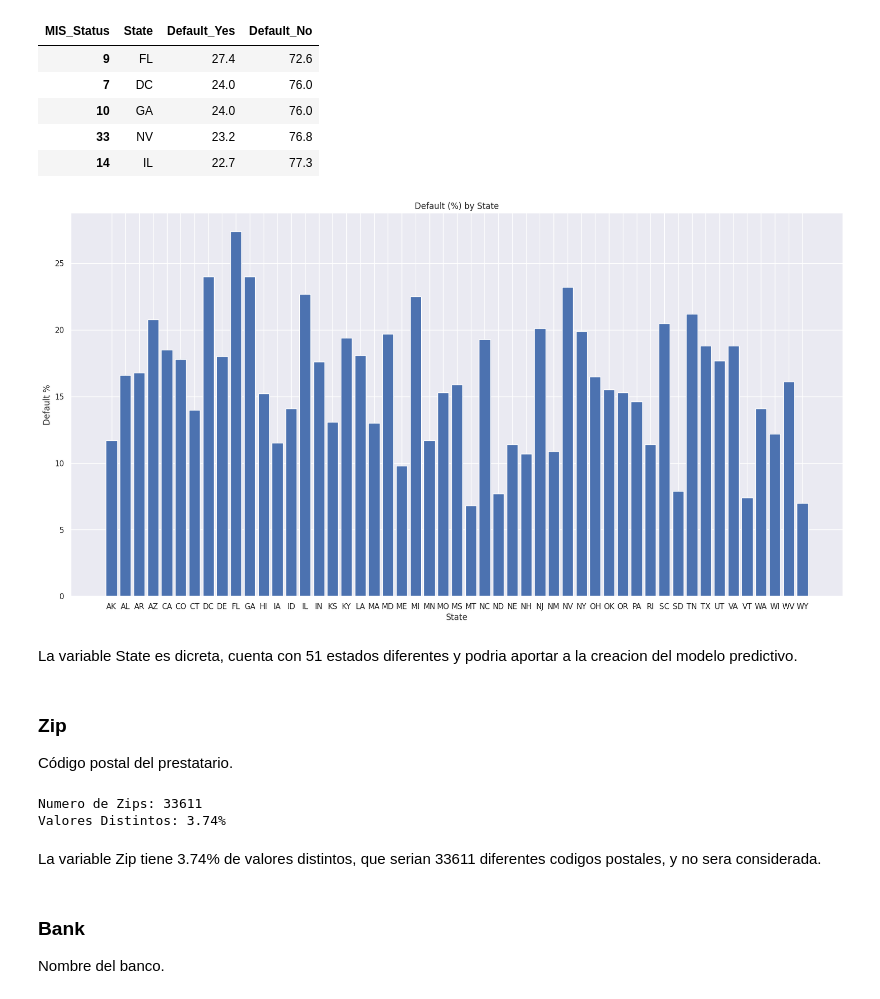
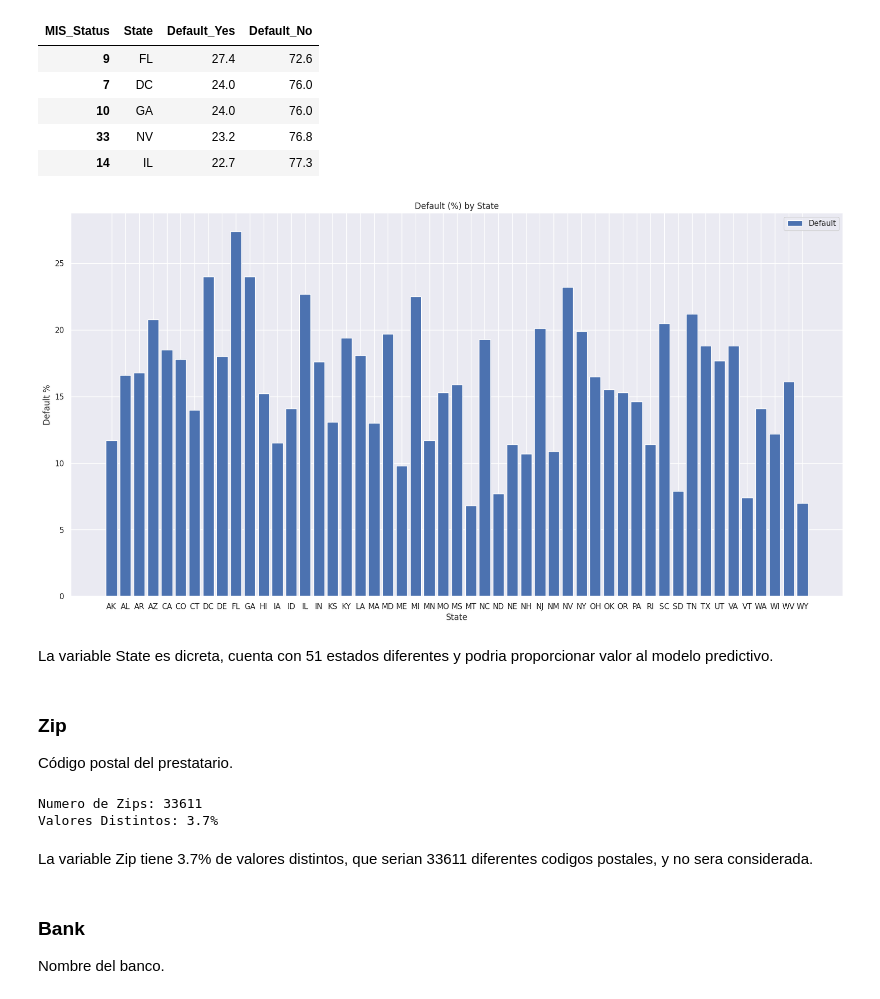
Before and after one commit to Ly-Ax/TFMasterIA, a Jupyter notebook: notebooks/data_exploration.ipynb, the cells around one changed output. Drawn from its saved outputs; the diff is of its cells as text; code cells hidden in the pictures.

```diff
--- a/notebooks/data_exploration.ipynb
+++ b/notebooks/data_exploration.ipynb
@@ -10,7 +9,7 @@ import seaborn as sns
 # %% [markdown]
 ## Análisis General
 # %%
-df = pd.read_csv("sba_national.csv", low_memory=False)
+df = pd.read_csv("../data/sba_national.csv", low_memory=False)
 print(df.shape)
 df.sample(3)
 # %% [output]
@@ -188,17 +187,17 @@ df_st2.sort_values("Default_Yes", ascending=False).head(5)
 # %%
 plt.figure(figsize=(20,10))
 plt.bar(df_st2["State"], df_st2["Default_Yes"], label="Default")
 # plt.bar(df_st2["State"], df_st2["Default_No"], bottom=df_st2["Default_Yes"], label="Non Default")
 
 plt.title("Default (%) by State")
 plt.xlabel("State")
 plt.ylabel("Default %")
-# plt.legend()
+plt.legend()
 plt.show()
 # %% [output]
-[figure, old version]
+[figure, new version]
 # %% [markdown]
-La variable State es dicreta, cuenta con 51 estados diferentes y podria aportar a la creacion del modelo predictivo.
+La variable State es dicreta, cuenta con 51 estados diferentes y podria proporcionar valor al modelo predictivo.
 # %% [markdown]
 ### Zip
 Código postal del prestatario.
@@ -208,12 +207,12 @@ nvar = df["Zip"].nunique()
 pvar = nvar / nrows
 
 print(f"Numero de Zips: {nvar}")
-print(f"Valores Distintos: {round(pvar * 100, 2)}%")
+print(f"Valores Distintos: {round(pvar * 100, 1)}%")
 # %% [output]
 Numero de Zips: 33611
-Valores Distintos: 3.74%
+Valores Distintos: 3.7%
 # %% [markdown]
-La variable Zip tiene 3.74% de valores distintos, que serian 33611 diferentes codigos postales, y no sera considerada.
+La variable Zip tiene 3.7% de valores distintos, que serian 33611 diferentes codigos postales, y no sera considerada.
 # %% [markdown]
 ### Bank
 Nombre del banco.
```
Also changed, not shown: parts of 18 cells of this notebook, 1 other file.
